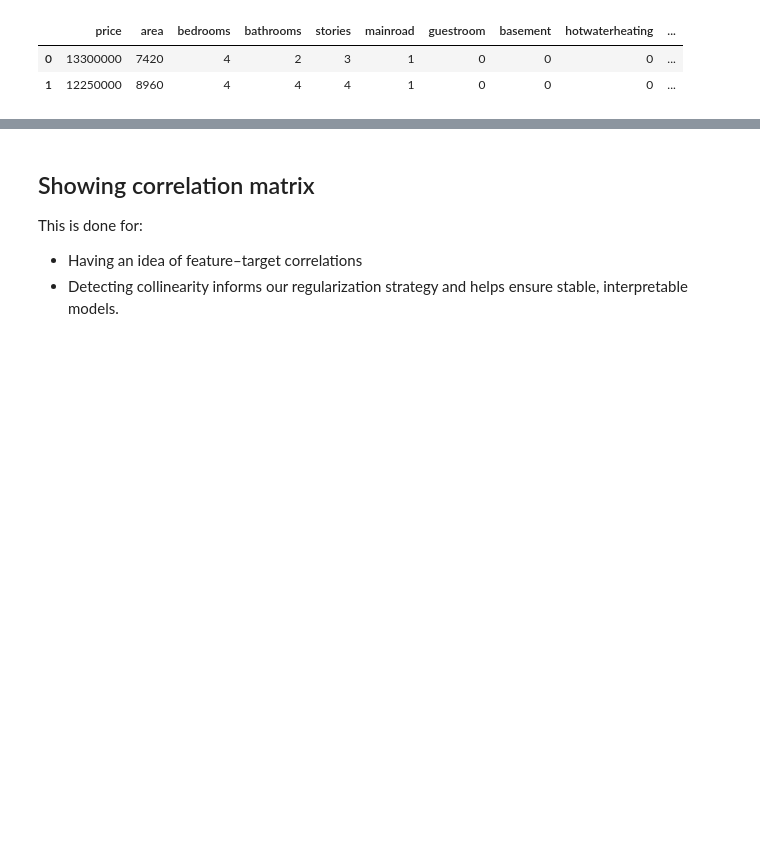
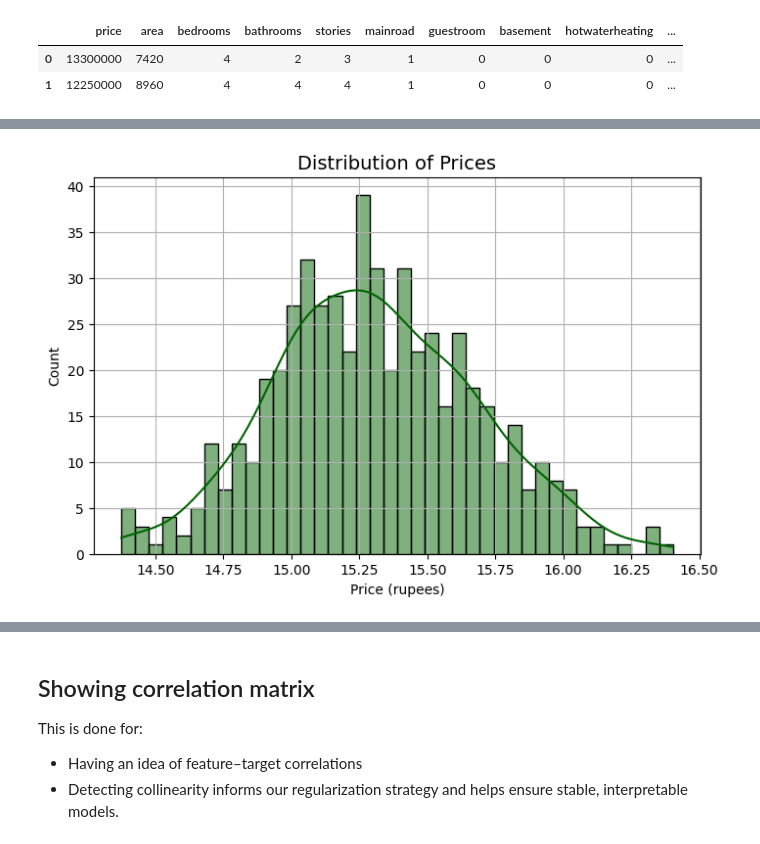
Before and after one commit to silentfortin/ai-portfolio, a Jupyter notebook: 03-ml-housing-prediction/RealEstateAI_PricePrediction.ipynb, the cells around one changed output, grey strips where cells are left out. Drawn from its saved outputs; the diff is of its cells as text; code cells hidden in the pictures; blank space fills up the shorter version.

```diff
--- a/03-ml-housing-prediction/RealEstateAI_PricePrediction.ipynb
+++ b/03-ml-housing-prediction/RealEstateAI_PricePrediction.ipynb
@@ -180,0 +390,10 @@ df.head(2)
+# %%
+plt.figure(figsize=(8,5))
+sns.histplot(np.log(df['price']), bins=40, kde=True, color='darkgreen')
+plt.title('Distribution of Prices', fontsize=14)
+plt.xlabel('Price (rupees)')
+plt.ylabel('Count')
+plt.grid(True)
+plt.show()
+# %% [output]
+[figure, added]
```
Also changed, not shown: parts of 50 cells of this notebook.
